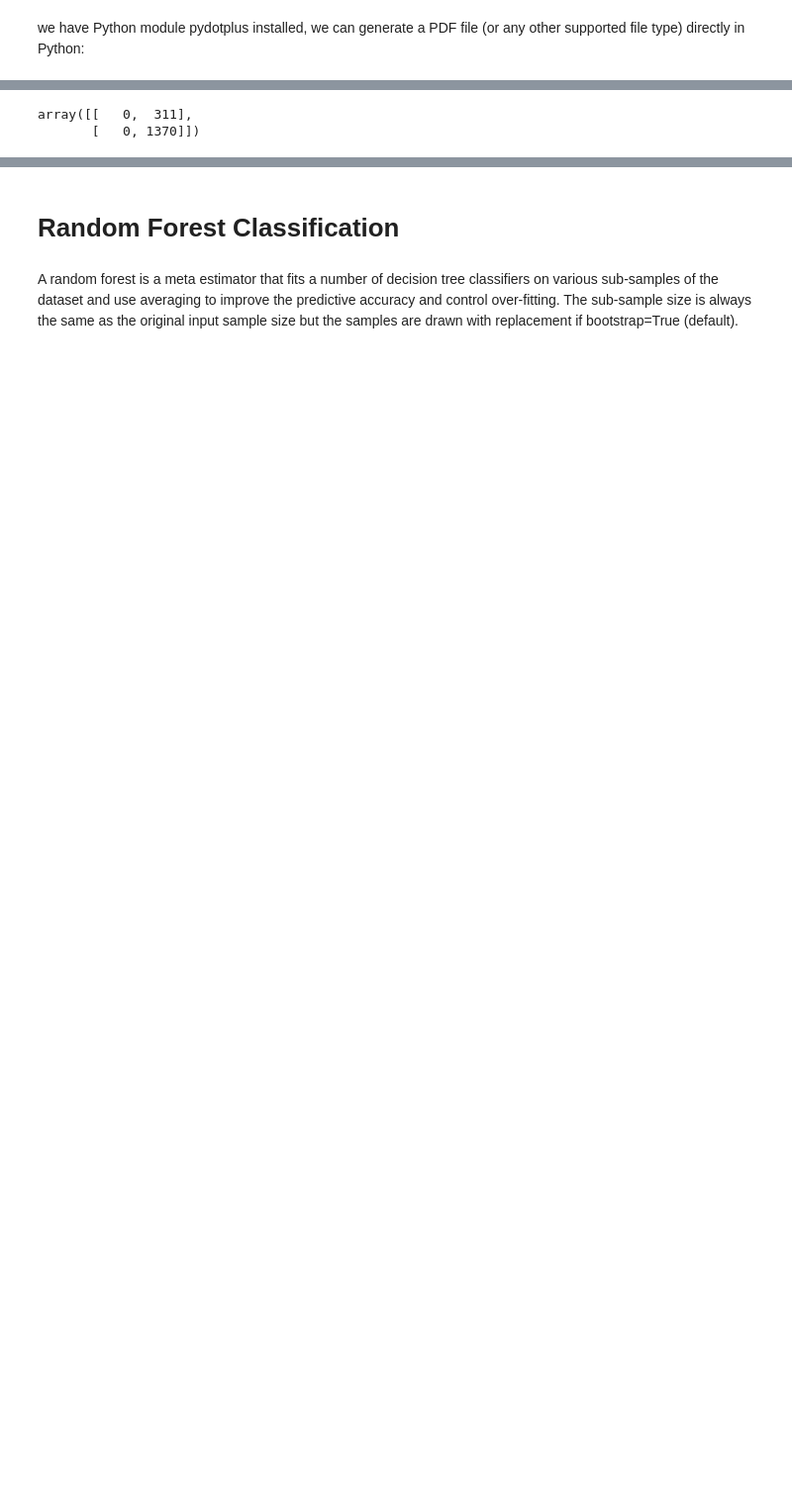
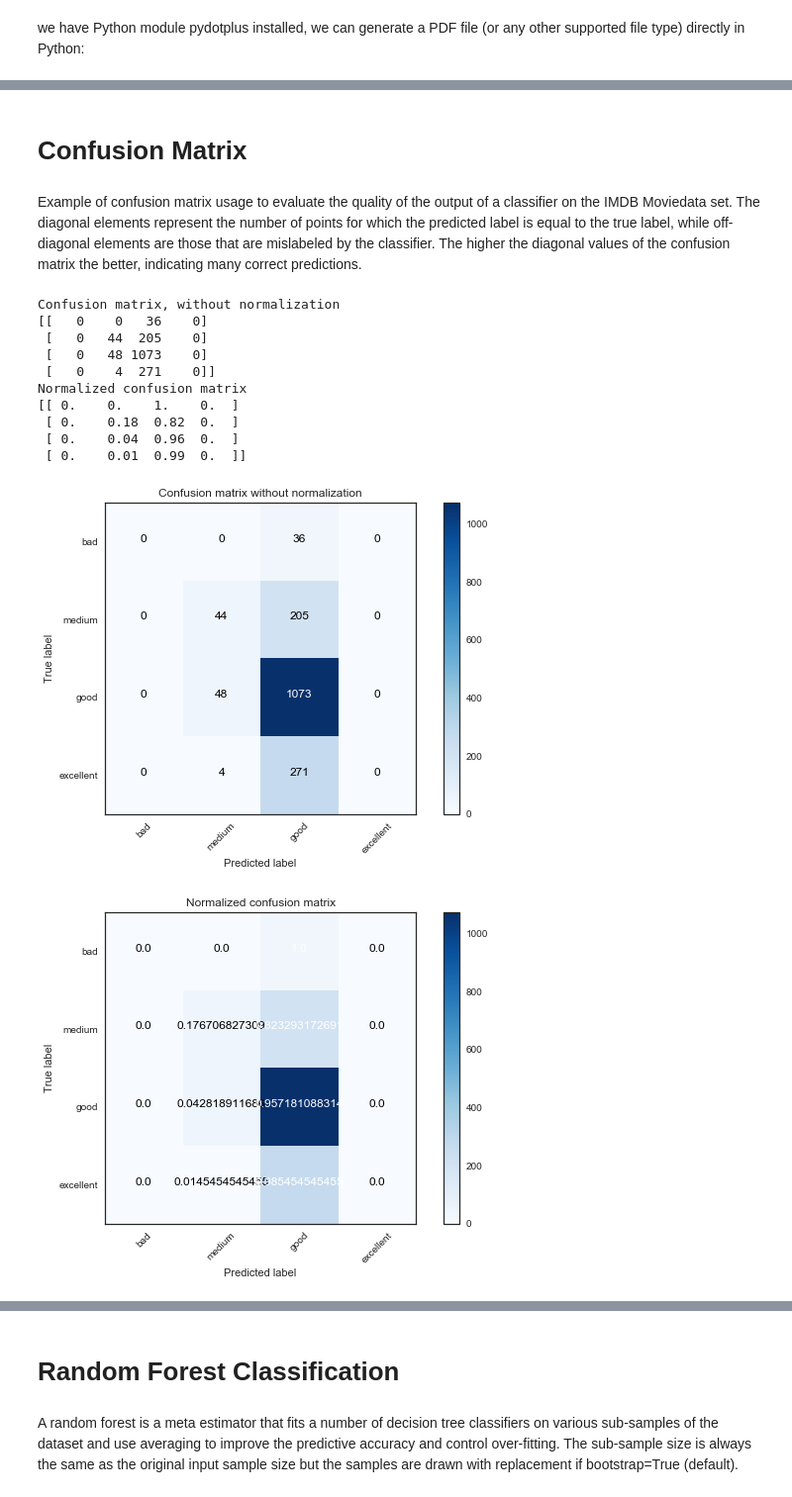
Before and after one commit to chatkausik/First-Capstone-Project, a Jupyter notebook: Capstone_1_movierecmnd_iter_1.ipynb, the cells around one changed output, grey strips where cells are left out. Shown at 99% size. Cells and saved outputs as stored; diff of their text form; code cells hidden in the pictures; blank space fills up the shorter version.

```diff
--- a/Capstone_1_movierecmnd_iter_1.ipynb
+++ b/Capstone_1_movierecmnd_iter_1.ipynb
@@ -1182,11 +1152,4 @@ Wall time: 0 ns
-# %%
-#Confusion Matrix
-# Accuracy rates = correct/total = 1237/1505 = 82%
-#Error Rates = wrong/total = 268/1505 = 18%
-
-from sklearn.metrics import confusion_matrix
-cm = confusion_matrix(y_test, y_pred_gini)
-cm
-# %% [output]
-array([[   0,  311],
-       [   0, 1370]])
+# %% [markdown]
+# Confusion Matrix
+# %% [markdown]
+Example of confusion matrix usage to evaluate the quality of the output of a classifier on the IMDB Moviedata set. The diagonal elements represent the number of points for which the predicted label is equal to the true label, while off-diagonal elements are those that are mislabeled by the classifier. The higher the diagonal values of the confusion matrix the better, indicating many correct predictions.
@@ -1192,0 +1190,39 @@ array([[   0,  311],
+# %%
+#Confusion Matrix
+# Accuracy rates = correct/total
+#Error Rates = wrong/total
+
+# Compute confusion matrix
+
+from sklearn.metrics import confusion_matrix
+#cm = confusion_matrix(y_test, y_pred_gini)
+#cm
+cnf_matrix = confusion_matrix(y_test, y_pred_gini)
+np.set_printoptions(precision=2)
+
+# Plot non-normalized confusion matrix
+plt.figure()
+#plot_confusion_matrix(cnf_matrix, classes=['bad','medium','good','excellent'],
+#                      title='Confusion matrix without normalization')
+plot_confusion_matrix(cnf_matrix, classes=['bad','medium', 'good', 'excellent'],
+                      title='Confusion matrix without normalization')
+
+# Plot normalized confusion matrix
+plt.figure()
+#plot_confusion_matrix(cnf_matrix, classes=['bad','medium','good','excellent'], normalize=True,
+#                      title='Normalized confusion matrix')
+plot_confusion_matrix(cnf_matrix, classes=['bad', 'medium', 'good', 'excellent'], normalize=True,
+                      title='Normalized confusion matrix')
+# %% [output]
+Confusion matrix, without normalization
+[[   0    0   36    0]
+ [   0   44  205    0]
+ [   0   48 1073    0]
+ [   0    4  271    0]]
+Normalized confusion matrix
+[[ 0.    0.    1.    0.  ]
+ [ 0.    0.18  0.82  0.  ]
+ [ 0.    0.04  0.96  0.  ]
+ [ 0.    0.01  0.99  0.  ]]
+[figure, added]
+[figure, added]
```
Also changed, not shown: parts of 61 cells of this notebook, 2 other files.
